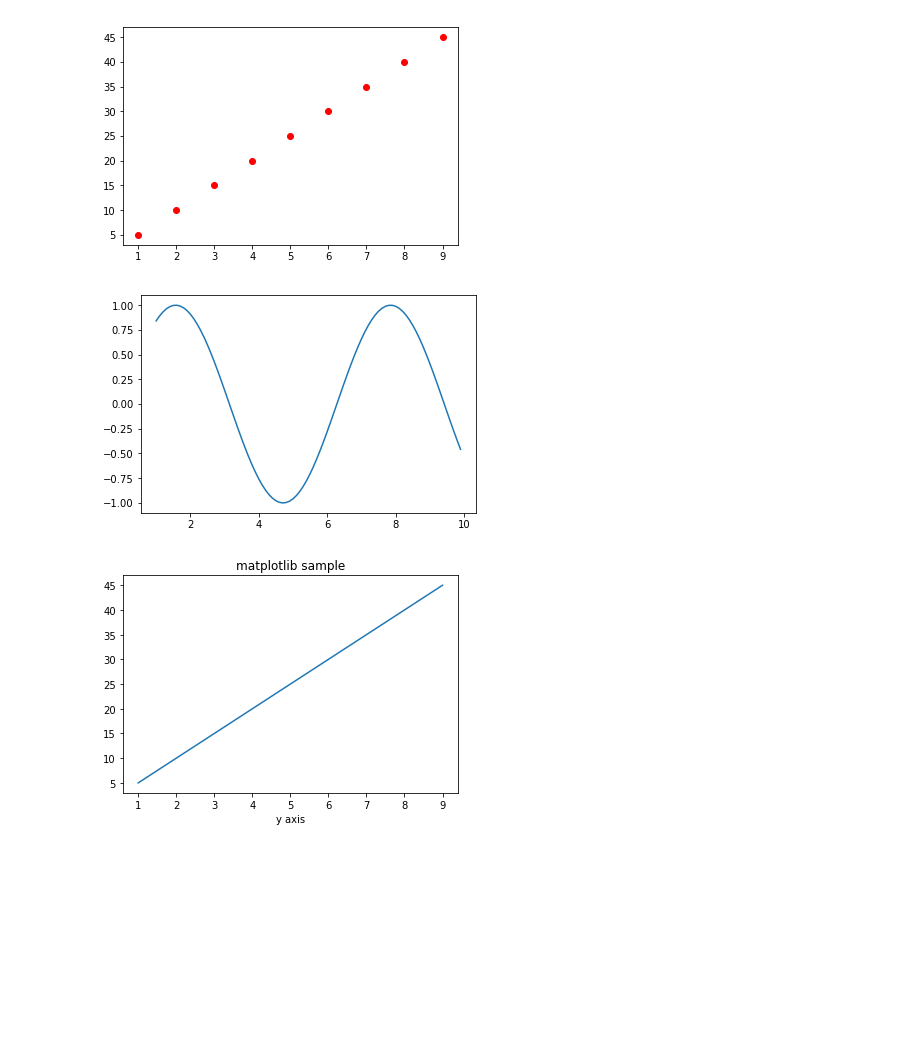
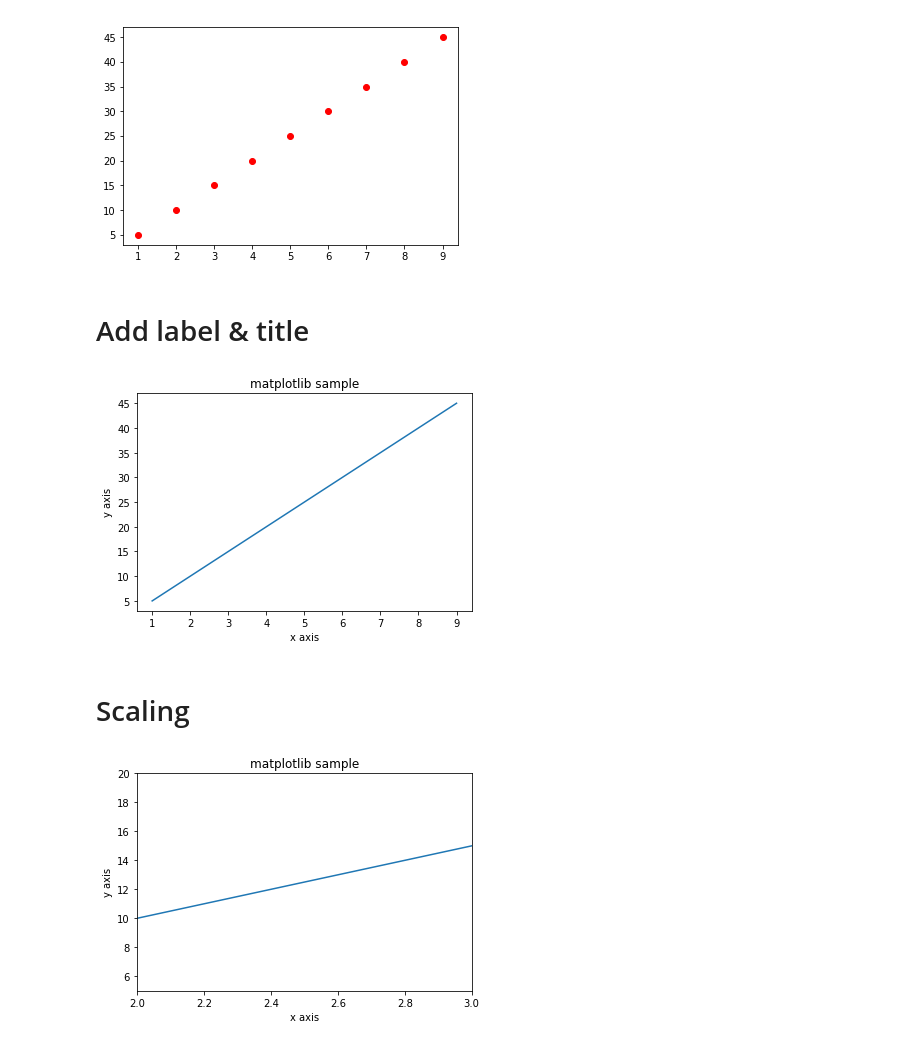
Before and after one commit to bwcho75/numpy, a Jupyter notebook: 1.Plot basic.ipynb, the cells around one changed output. Drawn from its saved outputs; the diff is of its cells as text; code cells hidden in the pictures; blank space fills up the shorter version.

Commit message:
added graph notations

```diff
--- a/1.Plot basic.ipynb
+++ b/1.Plot basic.ipynb
@@ -31,17 +41,24 @@ plt.plot(x,y,'or')
 plt.show()
 # %% [output]
 [figure]
+# %% [markdown]
+# Add label & title
 # %%
 from matplotlib import pyplot as plt
 import numpy as np
 
-x = np.arange(1,10,0.1)
-y = np.sin(x)
+x = np.arange(1,10)
+y = x*5
 
 plt.plot(x,y)
+plt.xlabel('x axis')
+plt.ylabel('y axis')
+plt.title('matplotlib sample')
 plt.show()
 # %% [output]
-[figure, old version]
+[figure, new version]
+# %% [markdown]
+# Scaling
 # %%
 from matplotlib import pyplot as plt
 import numpy as np
@@ -49,10 +66,12 @@ import numpy as np
 x = np.arange(1,10)
 y = x*5
 
+plt.xlim(2,3)
+plt.ylim(5,20)
 plt.plot(x,y)
 plt.xlabel('x axis')
-plt.xlabel('y axis')
+plt.ylabel('y axis')
 plt.title('matplotlib sample')
 plt.show()
 # %% [output]
-[figure, old version]
+[figure, new version]
```
Also changed, not shown: parts of 7 cells of this notebook, 5 other files.
